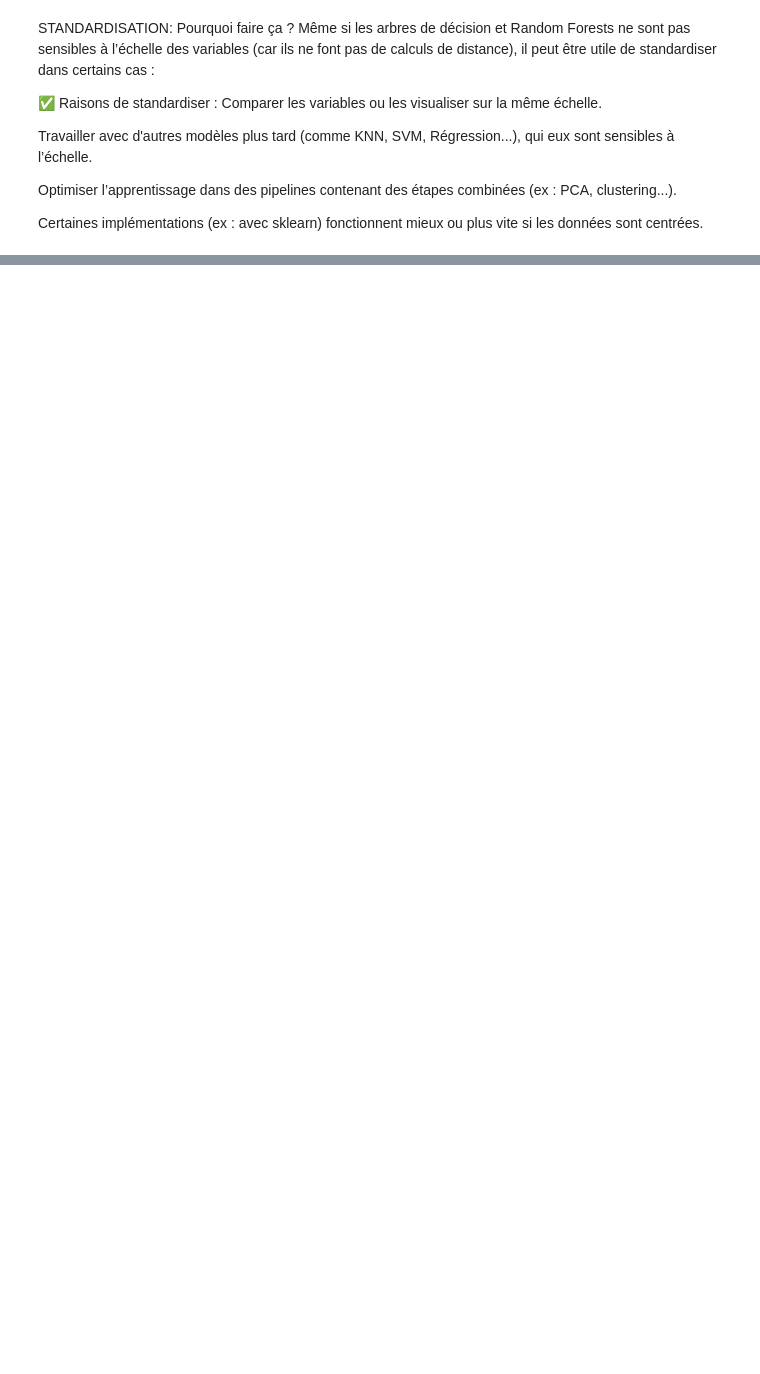
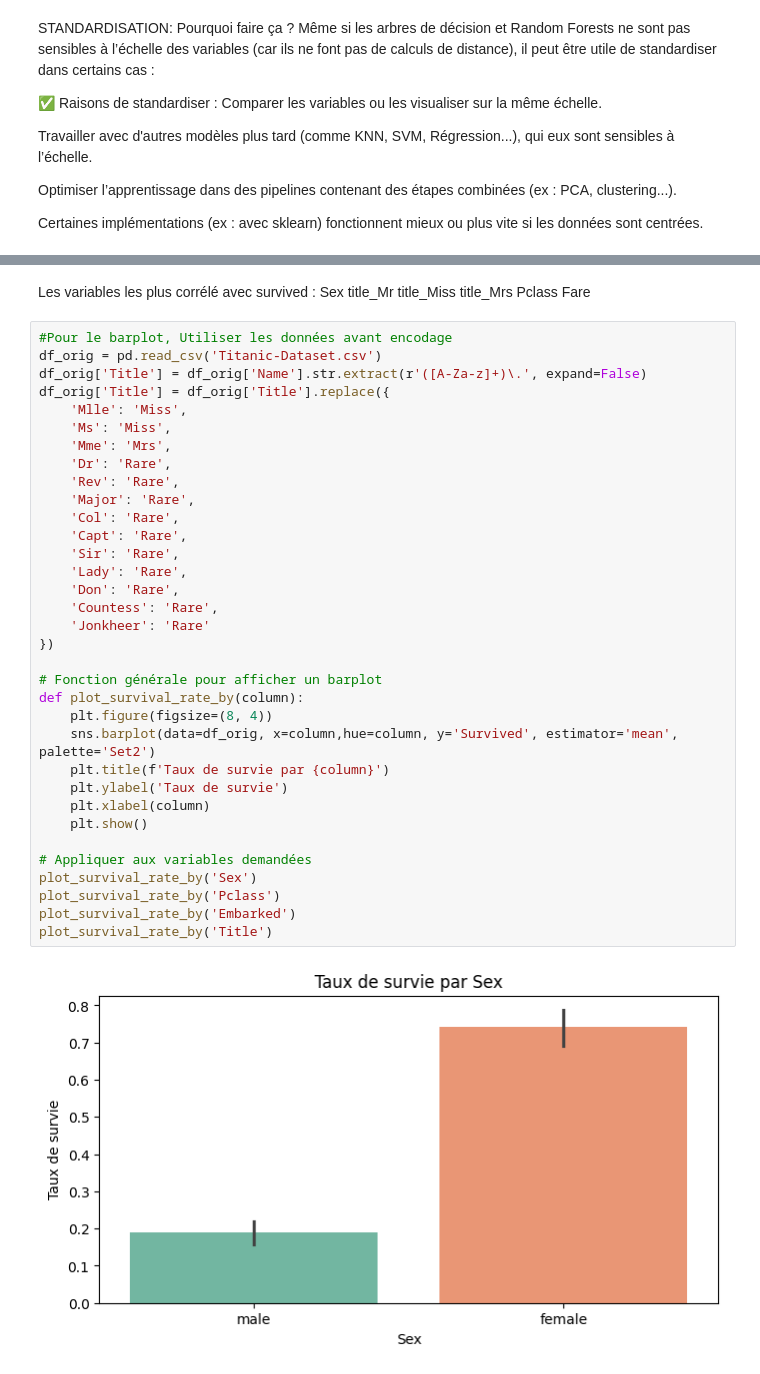
Before and after one commit to RotsySabrina/titanic_survival_prediction, a Jupyter notebook: classification_titanic.ipynb, the cells around one changed output, grey strips where cells are left out. Saved outputs shown, nothing was run; the diff lists cells and outputs as text; blank space fills up the shorter version.

```diff
--- a/classification_titanic.ipynb
+++ b/classification_titanic.ipynb
@@ -290,0 +296,44 @@ X_train, X_test, y_train, y_test = train_test_split(X, y, test_size=0.3, random_
+# %% [markdown]
+Les variables les plus corrélé avec survived :
+Sex
+title_Mr
+title_Miss
+title_Mrs
+Pclass
+Fare
+# %%
+#Pour le barplot, Utiliser les données avant encodage
+df_orig = pd.read_csv('Titanic-Dataset.csv')
+df_orig['Title'] = df_orig['Name'].str.extract(r'([A-Za-z]+)\.', expand=False)
+df_orig['Title'] = df_orig['Title'].replace({
+    'Mlle': 'Miss',
+    'Ms': 'Miss',
+    'Mme': 'Mrs',
+    'Dr': 'Rare',
+    'Rev': 'Rare',
+    'Major': 'Rare',
+    'Col': 'Rare',
+    'Capt': 'Rare',
+    'Sir': 'Rare',
+    'Lady': 'Rare',
+    'Don': 'Rare',
+    'Countess': 'Rare',
+    'Jonkheer': 'Rare'
+})
+
+# Fonction générale pour afficher un barplot
+def plot_survival_rate_by(column):
+    plt.figure(figsize=(8, 4))
+    sns.barplot(data=df_orig, x=column,hue=column, y='Survived', estimator='mean', palette='Set2')
+    plt.title(f'Taux de survie par {column}')
+    plt.ylabel('Taux de survie')
+    plt.xlabel(column)
+    plt.show()
+
+# Appliquer aux variables demandées
+plot_survival_rate_by('Sex')
+plot_survival_rate_by('Pclass')
+plot_survival_rate_by('Embarked')
+plot_survival_rate_by('Title')
+# %% [output]
+[figure, added]
```
Also changed, not shown: parts of 31 cells of this notebook.
